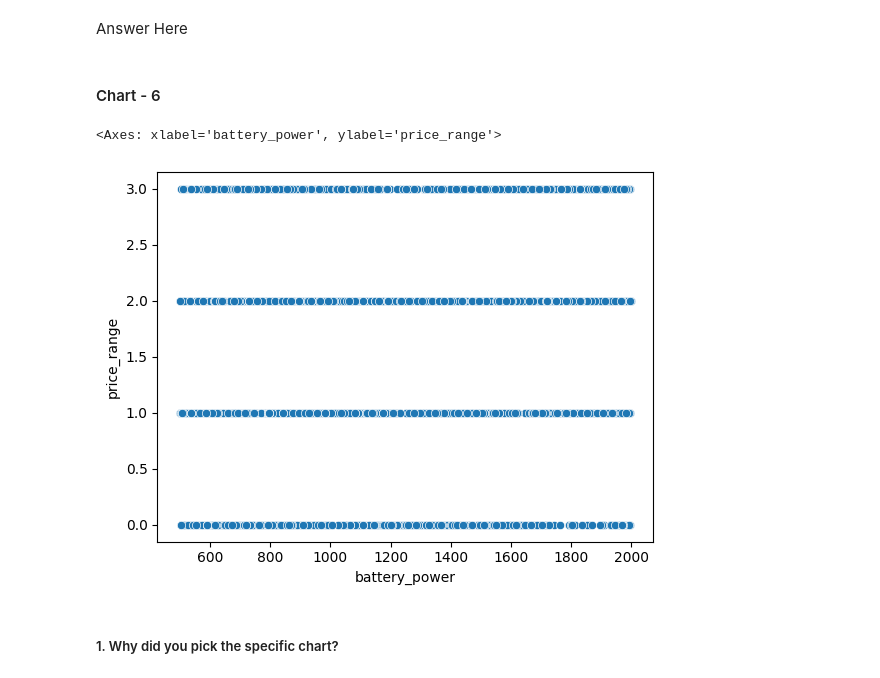
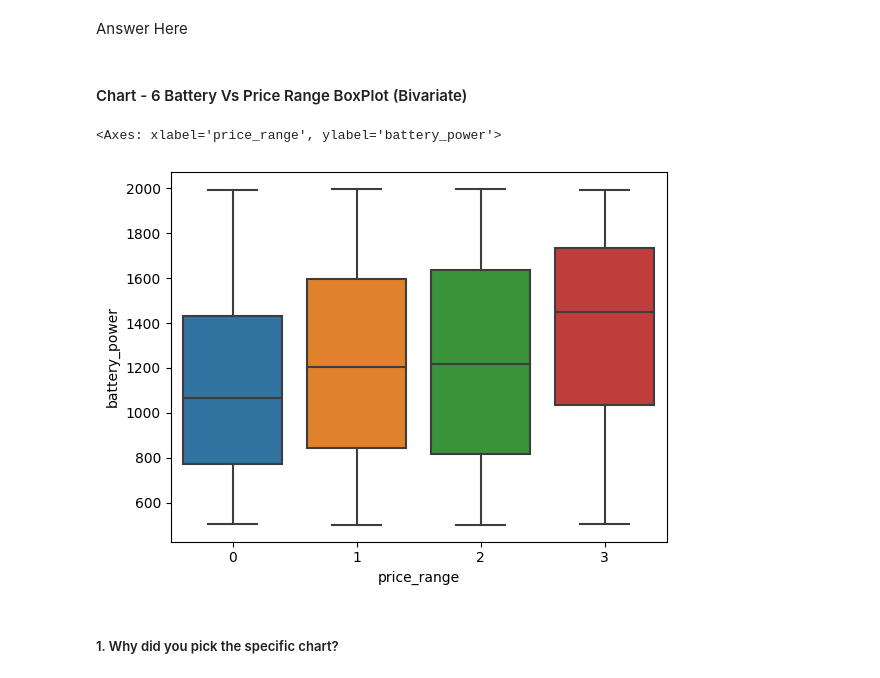
Before and after one commit to rafidddeshmukh/Classification-Mobile_Price_Range_Prediction, a Jupyter notebook: Classification_Mobile_Price_Range_Prediction.ipynb, the cells around one changed output. Drawn from its saved outputs; the diff is of its cells as text; code cells hidden in the pictures.

```diff
--- a/Classification_Mobile_Price_Range_Prediction.ipynb
+++ b/Classification_Mobile_Price_Range_Prediction.ipynb
@@ -406,14 +532,14 @@ Are there any insights that lead to negative growth? Justify with specific reaso
 # %% [markdown]
 Answer Here
 # %% [markdown]
-#### Chart - 6
+#### Chart - 6 Battery Vs Price Range BoxPlot (Bivariate)
 # %%
 # Chart - 6 visualization code
- # plot scatter plot of battery power vs price range
-sns.scatterplot(data=mobile_df, x='battery_power', y='price_range')
+ # plot boxplot plot of battery power vs price range
+sns.boxplot(x="price_range", y="battery_power", data=mobile_df)
 # %% [output]
-<Axes: xlabel='battery_power', ylabel='price_range'>
+<Axes: xlabel='price_range', ylabel='battery_power'>
-[figure, old version]
+[figure, new version]
 # %% [markdown]
 ##### 1. Why did you pick the specific chart?
 # %% [markdown]
```
Also changed, not shown: parts of 30 cells of this notebook.
